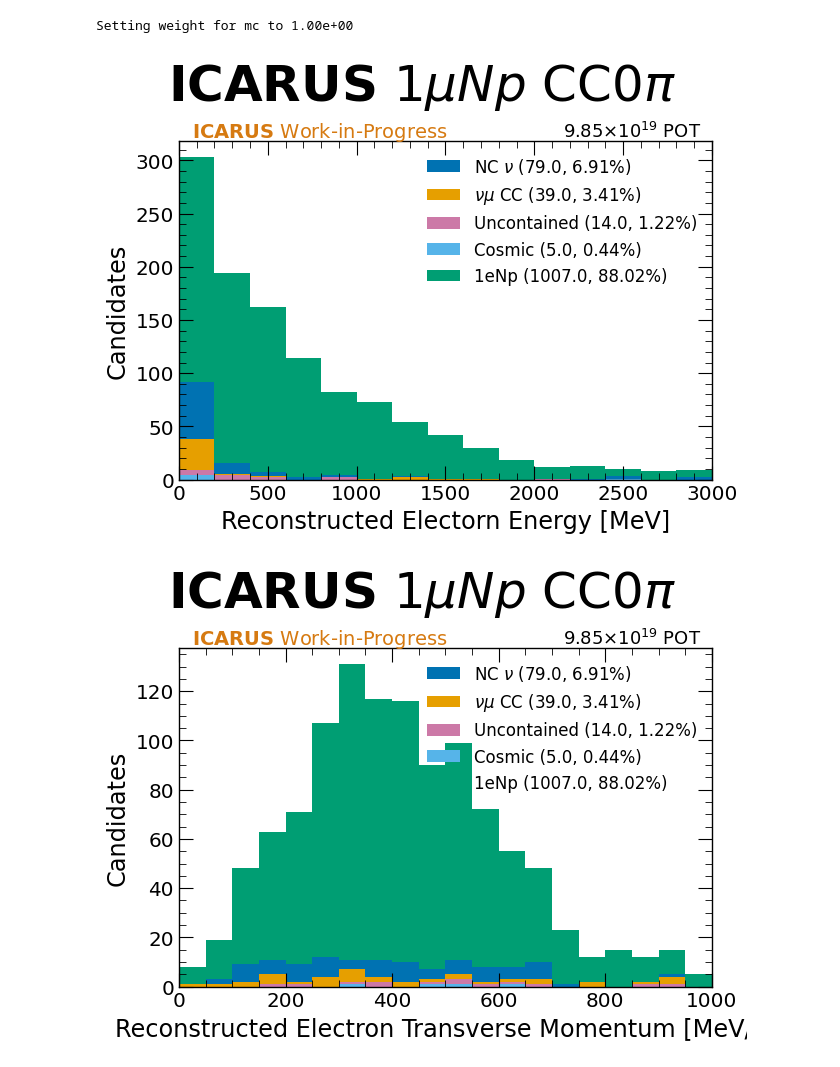
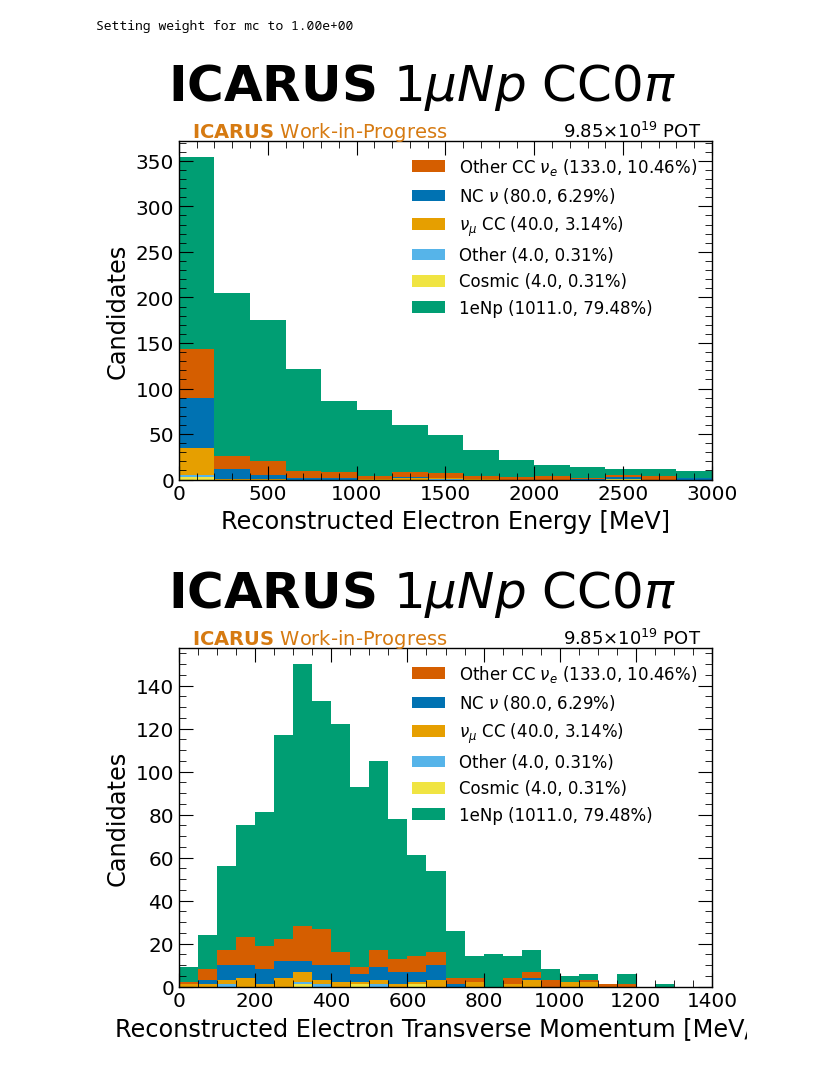
Before and after one commit to dacarber/medulla, a Jupyter notebook: spineplot/example.ipynb, the cells around one changed output. Drawn from its saved outputs; the diff is of its cells as text; code cells hidden in the pictures.

```diff
--- a/spineplot/example.ipynb
+++ b/spineplot/example.ipynb
@@ -21,10 +21,10 @@ path = '/Users/danielcarber/Documents/ICARUS/NuMI_Nue/Plots'
 [analysis]
 ordinate_sample = 'mc'
 category_branch = 'category_topology'
-category_assignment = [[0,1], [2346], [5], [7],[8],[9], [-100]]
-category_labels = ['1eNp', 'Other CC $\\nu$e', 'NC $\\nu$', '$\\nu\\mu$ CC','Uncontained','Cosmic', 'Run 2 Data']
-category_colors = ['C0', 'C1', 'C3', 'C4', 'C5','C6','C2']
-category_types = ['histogram', 'histogram', 'histogram', 'histogram', 'histogram', 'histogram', 'scatter']
+category_assignment = [[0,1], [2,3,4,6], [5], [7],[8],[9],[10], [-100]]
+category_labels = ['1eNp', 'Other CC $\\nu_e$', 'NC $\\nu$', '$\\nu_\\mu$ CC','Uncontained','Other','Cosmic', 'Run 2 Data']
+category_colors = ['C0', 'C1', 'C3', 'C4', 'C5','C6','C7','C2']
+category_types = ['histogram', 'histogram', 'histogram', 'histogram', 'histogram','histogram', 'histogram', 'scatter']
 
 
 [[figure]]
@@ -71,32 +71,32 @@ draw_kwargs = {'show_component_number' = true, 'show_component_percentage' = tru
 [[figure]]
 name = 'reco_electron_dir_spread'
 type = 'SimpleFigure'
 artists = [{'type' = 'SpineSpectra1D', 'variable' = 'reco_electron_dir_spread'},]
 style = 'selected_icarus'
 [[figure.artists]]
 type = 'SpineSpectra1D'
 variable = 'reco_electron_dir_spread'
 draw_kwargs = {'show_component_number' = true, 'show_component_percentage' = true, 'invert_stack_order' = true, 'draw_error' = 'flux_xsec'}
 
 [[figure]]
 name = 'reco_proton_softmax'
 type = 'SimpleFigure'
 artists = [{'type' = 'SpineSpectra1D', 'variable' = 'reco_proton_softmax'},]
 style = 'selected_icarus'
 [[figure.artists]]
 type = 'SpineSpectra1D'
 variable = 'reco_proton_softmax'
 draw_kwargs = {'show_component_number' = true, 'show_component_percentage' = true, 'invert_stack_order' = true, 'draw_error' = 'flux_xsec'}
 """
 # Write the string to a file
 with open('cfg.toml', 'w') as f:
     f.write(cfg)
 
 file = '/Users/danielcarber/Documents/ICARUS/testtest.root'
 
 analysis = Analysis('cfg.toml', file)
 analysis.run(close_figs=False)
 # %% [output]
 Setting weight for mc to 1.00e+00
-[figure, old version]
+[figure, new version]
-[figure, old version]
+[figure, new version]
```
Also changed, not shown: parts of 1 cell of this notebook, 4 other files.
